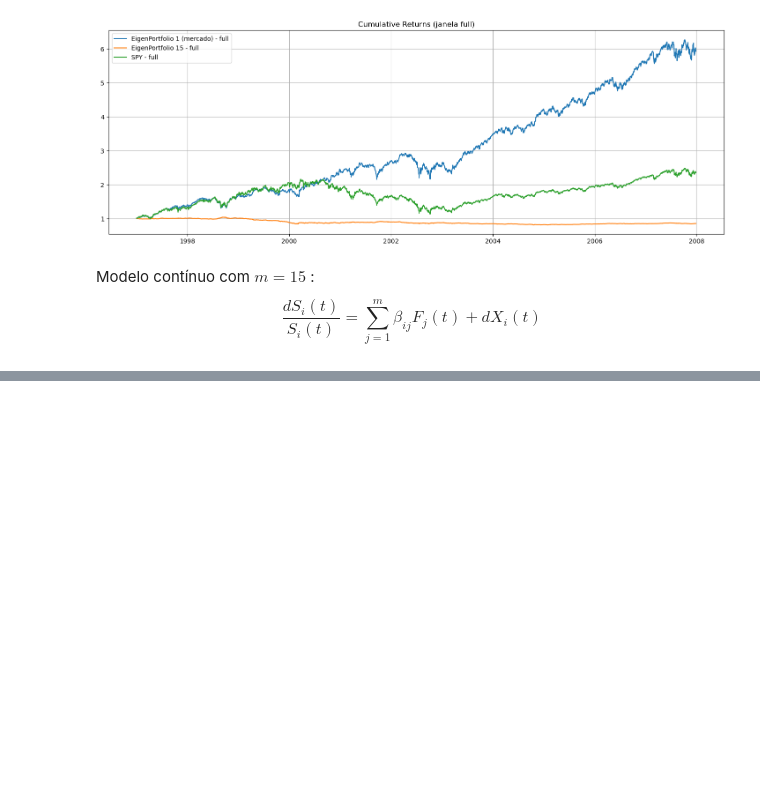
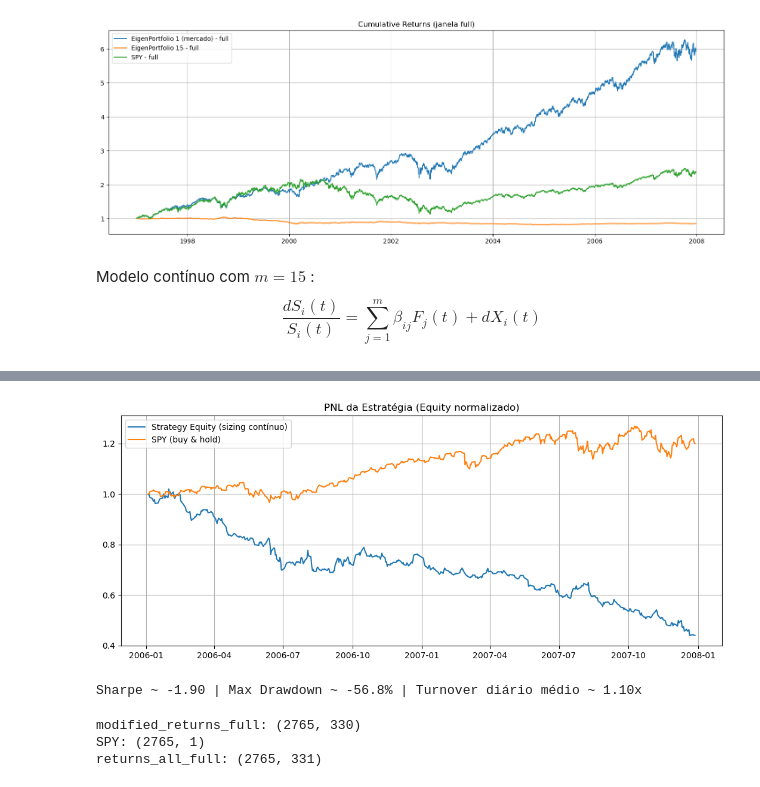
Before and after one commit to savio160502/Statistical-Arbitrage, a Jupyter notebook: Amostragem_estatistica.ipynb, the cells around one changed output, grey strips where cells are left out. Cells and saved outputs as stored; diff of their text form; code cells hidden in the pictures; blank space fills up the shorter version.

```diff
--- a/Amostragem_estatistica.ipynb
+++ b/Amostragem_estatistica.ipynb
@@ -1330,0 +773,39 @@ plt.show()
+# %%
+# =========================
+# 3) Rodar e plotar
+# =========================
+# =========================
+# Rodar e plotar
+# =========================
+equity, ledger, S = backtest_continuous_sizing(
+    returns_full,
+    window_pca=252, n_factors=15, window_ou=60, b_cap=0.9672,
+    start="2006-01-01", end="2007-12-31",
+    s_ent=1.25, s_max=3.0, gross=4.0, rho=0.25, qmin=0.001,
+    eps=0.0005, rf_ann=0.00,
+)
+
+plt.figure(figsize=(13,5))
+plt.plot(equity.index, equity.values, label="Strategy Equity (sizing contínuo)")
+try:
+    cum_spy = (1.0 + returns_spy_full).cumprod().reindex(equity.index).dropna()
+    cum_spy = cum_spy / cum_spy.iloc[0]
+    plt.plot(cum_spy.index, cum_spy.values, label="SPY (buy & hold)")
+except Exception:
+    pass
+plt.title("PNL da Estratégia (Equity normalizado)")
+plt.grid(True); plt.legend(); plt.show()
+
+# Métricas rápidas
+def _max_drawdown(series):
+    roll_max = series.cummax()
+    dd = series/roll_max - 1.0
+    return dd.min()
+
+ret = equity.pct_change().dropna()
+sharpe = np.sqrt(252) * ret.mean() / ret.std() if ret.std()>0 else np.nan
+mdd = _max_drawdown(equity)
+print(f"Sharpe ~ {sharpe:.2f} | Max Drawdown ~ {mdd:.1%} | Turnover diário médio ~ {ledger['turnover'].mean():.2f}x")
+# %% [output]
+[figure, added]
+Sharpe ~ -1.90 | Max Drawdown ~ -56.8% | Turnover diário médio ~ 1.10x
@@ -1330,0 +831,31 @@ plt.show()
+# %%
+# 1) Depois de criar returns_full e returns_spy_full, padronize os índices
+returns_full.index     = pd.to_datetime(returns_full.index).tz_localize(None)
+returns_spy_full.index = pd.to_datetime(returns_spy_full.index).tz_localize(None)
+
+returns_full     = returns_full.sort_index()
+returns_spy_full = returns_spy_full.sort_index()
+
+# escolha quantos PCs quer alimentar o modelo
+NUM_PC = 15
+F_full = compute_pca_factor_returns(
+    returns=returns_full,
+    eigen_vec=eigen_vec_full,
+    sigma=sigma_full,
+    n_factors=NUM_PC
+)
+modified_returns_full = pd.concat([returns_full, F_full], axis=1)
+
+spy = returns_spy_full.copy()
+spy.name = "SPY"
+returns_all_full = modified_returns_full.join(spy, how="inner")
+
+# Garanta que não está vazio
+print("modified_returns_full:", modified_returns_full.shape)
+print("SPY:", spy.shape)
+print("returns_all_full:", returns_all_full.shape)   # <- deve ter muitas linhas!
+assert len(returns_all_full) > 0, "returns_all_full ficou vazio após o join"
+# %% [output]
+modified_returns_full: (2765, 330)
+SPY: (2765, 1)
+returns_all_full: (2765, 331)
```
Also changed, not shown: parts of 56 cells of this notebook.
